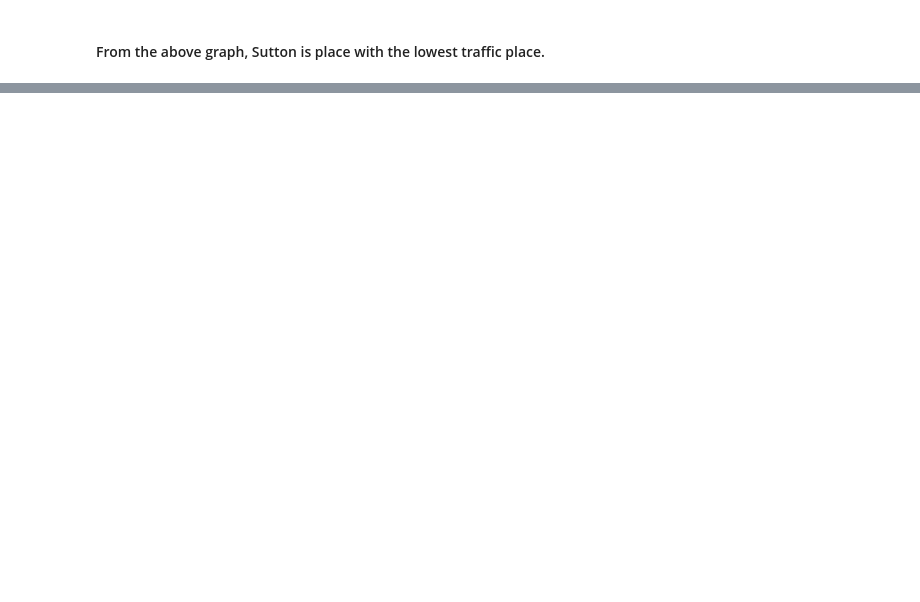
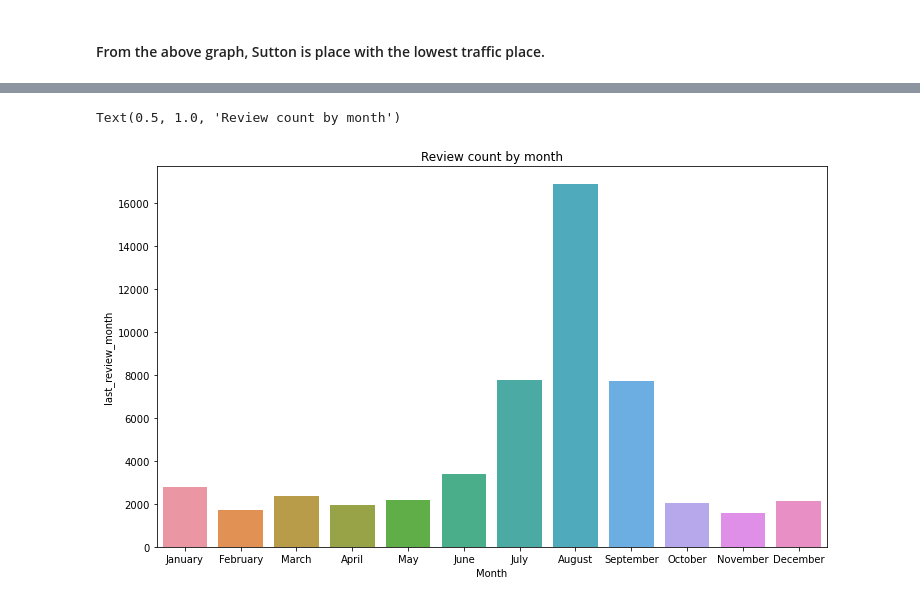
Before and after one commit to Kiran281197/Airbnb_Analysis, a Jupyter notebook: Data Analysis.ipynb, the cells around one changed output, grey strips where cells are left out. Drawn from its saved outputs; the diff is of its cells as text; code cells hidden in the pictures; blank space fills up the shorter version.

```diff
--- a/Data Analysis.ipynb
+++ b/Data Analysis.ipynb
@@ -242,0 +185,2 @@ plt.xticks(rotation=45)
+# %%
+final_reviewcount_month = pd.merge(months,months_with_count,how="left",on="Month")
@@ -242,0 +203,7 @@ plt.xticks(rotation=45)
+# %%
+plt.figure(figsize=(12,7))
+sns.barplot(final_reviewcount_month["Month"],final_reviewcount_month["last_review_month"])
+plt.title("Review count by month")
+# %% [output]
+Text(0.5, 1.0, 'Review count by month')
+[figure, added]
```
Also changed, not shown: parts of 59 cells of this notebook.
